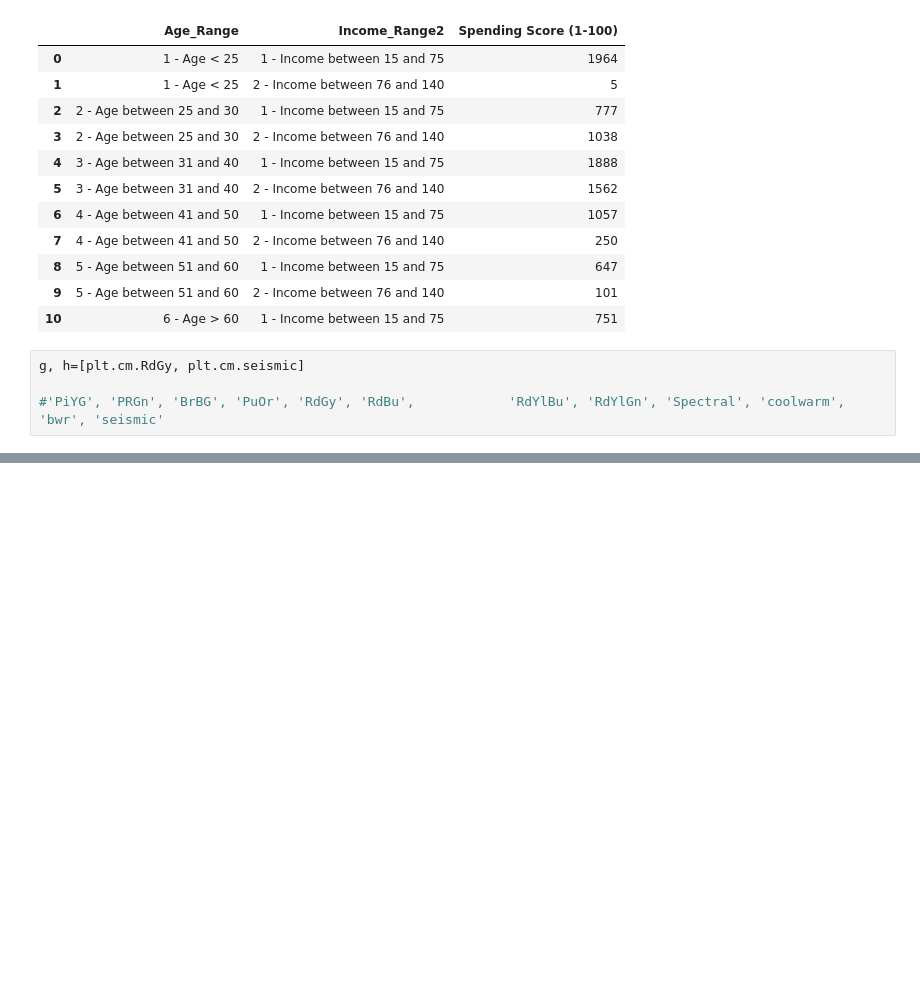
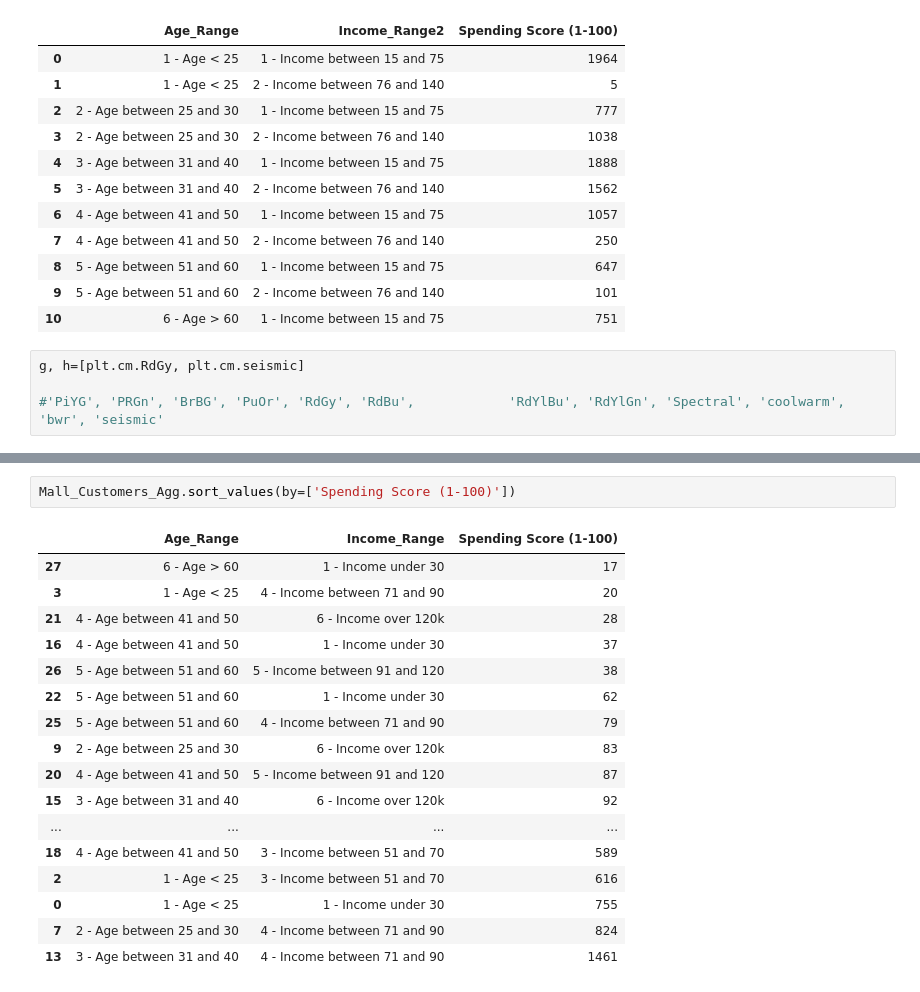
Before and after one commit to Saranyanv/test, a Jupyter notebook: 455_Assignment3.ipynb, the cells around one changed output, grey strips where cells are left out. Cells and saved outputs as stored; diff of their text form; blank space fills up the shorter version.

```diff
--- a/455_Assignment3.ipynb
+++ b/455_Assignment3.ipynb
@@ -321,0 +317,20 @@ plt.show()
+# %%
+Mall_Customers_Agg.sort_values(by=['Spending Score (1-100)'])
+# %% [output]
+|  | Age_Range | Income_Range | Spending Score (1-100) |
+| 27 | 6 - Age > 60 | 1 - Income under 30 | 17 |
+| 3 | 1 - Age < 25 | 4 - Income between 71 and 90 | 20 |
+| 21 | 4 - Age between 41 and 50 | 6 - Income over 120k | 28 |
+| 16 | 4 - Age between 41 and 50 | 1 - Income under 30 | 37 |
+| 26 | 5 - Age between 51 and 60 | 5 - Income between 91 and 120 | 38 |
+| 22 | 5 - Age between 51 and 60 | 1 - Income under 30 | 62 |
+| 25 | 5 - Age between 51 and 60 | 4 - Income between 71 and 90 | 79 |
+| 9 | 2 - Age between 25 and 30 | 6 - Income over 120k | 83 |
+| 20 | 4 - Age between 41 and 50 | 5 - Income between 91 and 120 | 87 |
+| 15 | 3 - Age between 31 and 40 | 6 - Income over 120k | 92 |
+| ... | ... | ... | ... |
+| 18 | 4 - Age between 41 and 50 | 3 - Income between 51 and 70 | 589 |
+| 2 | 1 - Age < 25 | 3 - Income between 51 and 70 | 616 |
+| 0 | 1 - Age < 25 | 1 - Income under 30 | 755 |
+| 7 | 2 - Age between 25 and 30 | 4 - Income between 71 and 90 | 824 |
+| 13 | 3 - Age between 31 and 40 | 4 - Income between 71 and 90 | 1461 |
```
Also changed, not shown: parts of 4 cells of this notebook.
